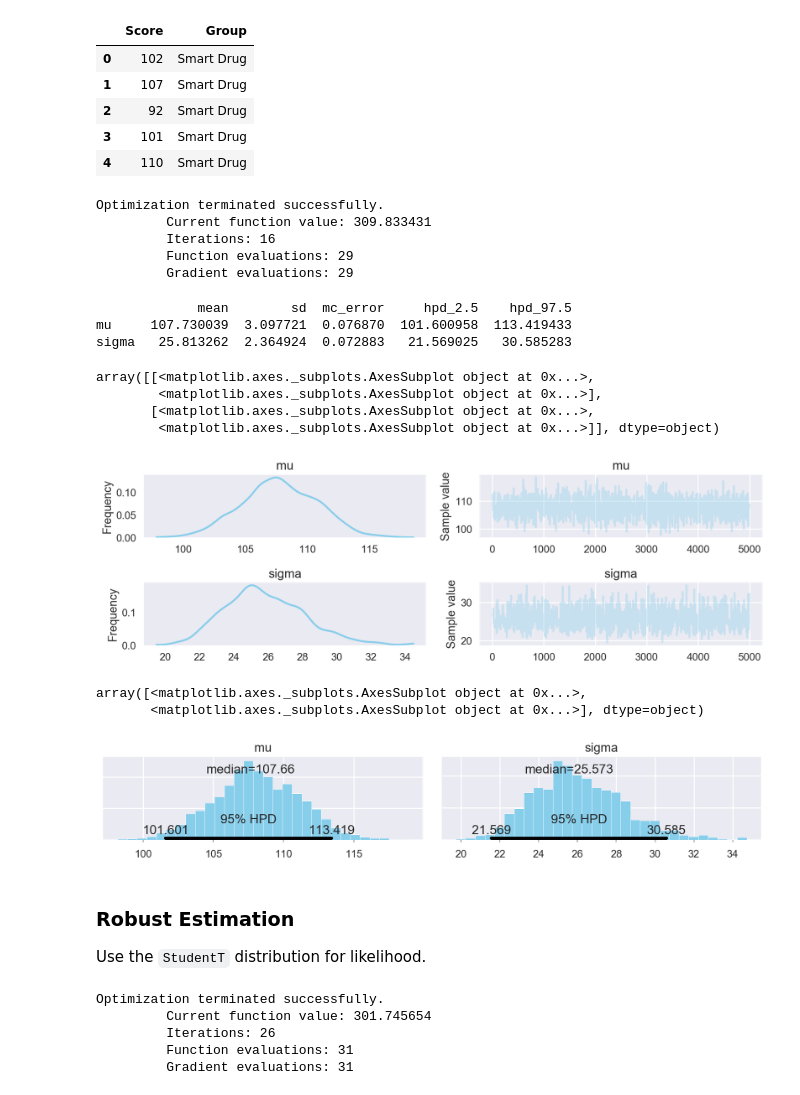
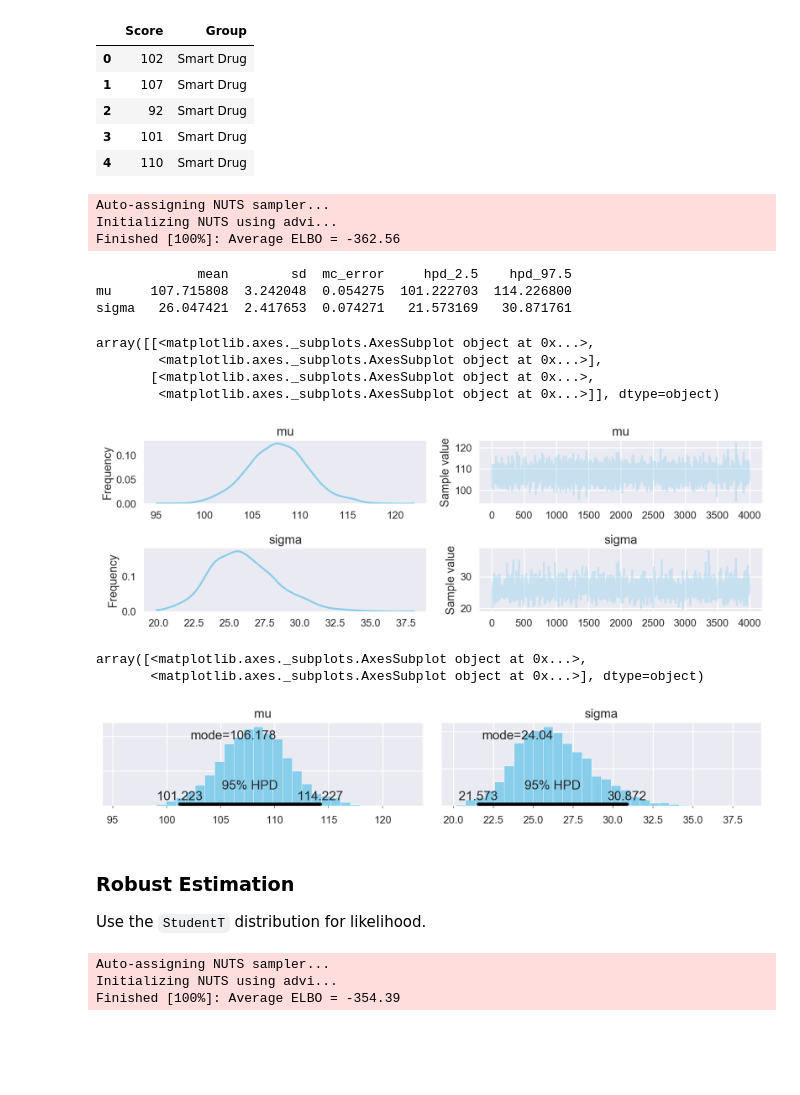
Before and after one commit to zachwill/mcmc, a Jupyter notebook: 16_02_mcmc_approximation.ipynb, the cells around one changed output. Cells and saved outputs as stored; diff of their text form; code cells hidden in the pictures; blank space fills up the shorter version.

Commit message:
Use better samplers/update color palette

```diff
--- a/16_02_mcmc_approximation.ipynb
+++ b/16_02_mcmc_approximation.ipynb
@@ -12,12 +12,7 @@ import pymc3 as pm
 import theano.tensor as tt
 from scipy import stats as st
 
-import matplotlib.pyplot as plt
-import seaborn as sns
-
-# Kruschke's light blue color
-sns.set_palette(["#87ceeb"])
-sns.set_context("talk")
+from utils import plt, sns
 # %%
 df = pd.read_csv("data/TwoGroupIQ.csv")
 # Only work with the "Smart Drug" group
@@ -41,36 +36,32 @@ with pm.Model() as model:
     # Likelihood
     y = pm.Normal("y", mu=mu, sd=sigma, observed=df.Score)
     # Sample
-    start = pm.find_MAP()
-    step = pm.Metropolis()
-    trace = pm.sample(10000, step, start)
+    trace = pm.sample(draws=5000, tune=1000, chain=3)
 
-burn_in = 5000
+burn_in = 1000
 trace = trace[burn_in:]
 # %% [output]
-Optimization terminated successfully.
-         Current function value: 309.833431
-         Iterations: 16
-         Function evaluations: 29
-         Gradient evaluations: 29
+Auto-assigning NUTS sampler...
+Initializing NUTS using advi...
+Finished [100%]: Average ELBO = -362.56
 # %%
 print pm.df_summary(trace)
 pm.traceplot(trace)
 # %% [output]
              mean        sd  mc_error     hpd_2.5    hpd_97.5
-mu     107.730039  3.097721  0.076870  101.600958  113.419433
-sigma   25.813262  2.364924  0.072883   21.569025   30.585283
+mu     107.715808  3.242048  0.054275  101.222703  114.226800
+sigma   26.047421  2.417653  0.074271   21.573169   30.871761
 array([[<matplotlib.axes._subplots.AxesSubplot object at 0x...>,
         <matplotlib.axes._subplots.AxesSubplot object at 0x...>],
        [<matplotlib.axes._subplots.AxesSubplot object at 0x...>,
         <matplotlib.axes._subplots.AxesSubplot object at 0x...>]], dtype=object)
-[figure, old version]
+[figure, new version]
 # %%
-pm.plot_posterior(trace, point_estimate="median")
+pm.plot_posterior(trace, point_estimate="mode")
 # %% [output]
 array([<matplotlib.axes._subplots.AxesSubplot object at 0x...>,
        <matplotlib.axes._subplots.AxesSubplot object at 0x...>], dtype=object)
-[figure, old version]
+[figure, new version]
 # %% [markdown]
 ### Robust Estimation
 
@@ -86,18 +77,14 @@ with pm.Model() as robust_model:
     effect_size = (mu - 100) / sigma
     normality = tt.log10(nu)
     # Sample
-    start = pm.find_MAP()
-    step = pm.NUTS()
-    trace = pm.sample(10000, step, start)
+    trace = pm.sample(draws=5000, tune=1000, chain=3)
 
-burn_in = 5000
+burn_in = 1000
 trace = trace[burn_in:]
 # %% [output]
-Optimization terminated successfully.
-         Current function value: 301.745654
-         Iterations: 26
-         Function evaluations: 31
-         Gradient evaluations: 31
+Auto-assigning NUTS sampler...
+Initializing NUTS using advi...
+Finished [100%]: Average ELBO = -354.39
 # %%
 print pm.df_summary(trace)
 pm.traceplot(trace)
```
Also changed, not shown: parts of 2 cells of this notebook, 3 other files.
